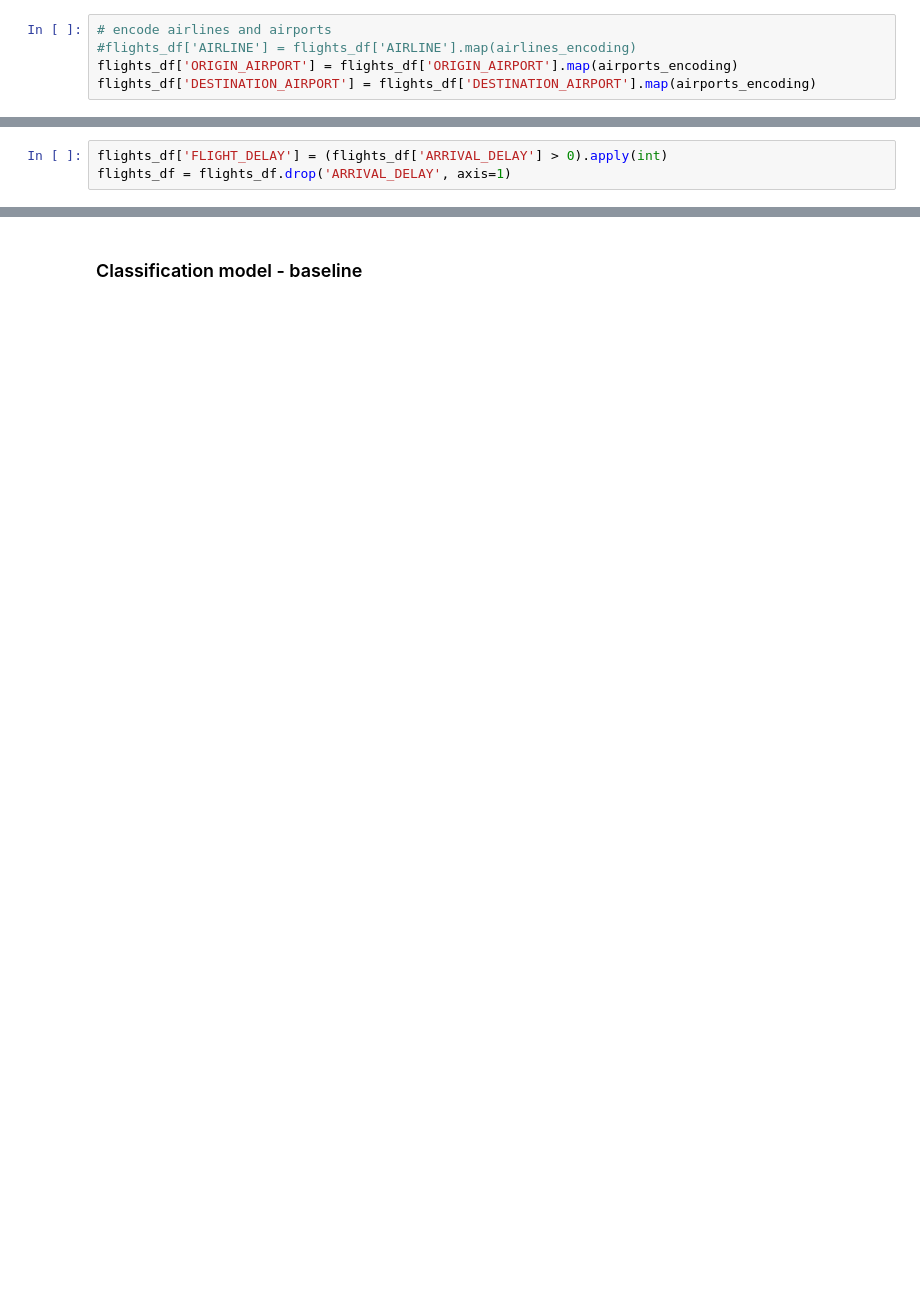
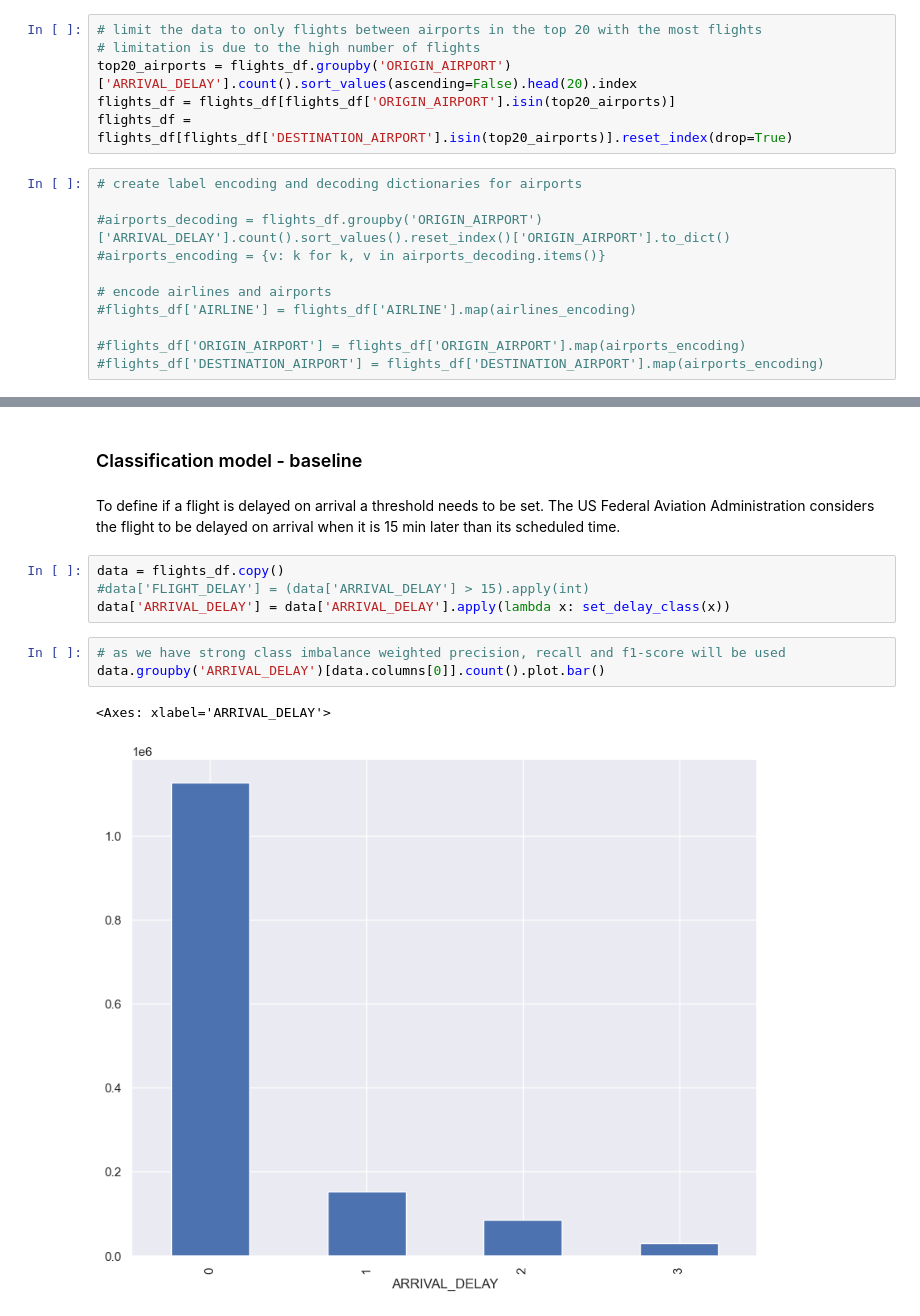
Before and after one commit to cezaryjanuszek/FlightDelays_prediction, a Jupyter notebook: PredictionModel_baseline.ipynb, the cells around one changed output, grey strips where cells are left out. Saved outputs shown, nothing was run; the diff lists cells and outputs as text; blank space fills up the shorter version.

```diff
--- a/PredictionModel_baseline.ipynb
+++ b/PredictionModel_baseline.ipynb
@@ -104,5 +137,17 @@ flights_df = flights_df.drop('TAIL_NUMBER', axis=1)
+# %%
+# limit the data to only flights between airports in the top 20 with the most flights
+# limitation is due to the high number of flights
+top20_airports = flights_df.groupby('ORIGIN_AIRPORT')['ARRIVAL_DELAY'].count().sort_values(ascending=False).head(20).index
+flights_df = flights_df[flights_df['ORIGIN_AIRPORT'].isin(top20_airports)]
+flights_df = flights_df[flights_df['DESTINATION_AIRPORT'].isin(top20_airports)].reset_index(drop=True)
 # %%
+# create label encoding and decoding dictionaries for airports
+
+#airports_decoding = flights_df.groupby('ORIGIN_AIRPORT')['ARRIVAL_DELAY'].count().sort_values().reset_index()['ORIGIN_AIRPORT'].to_dict()
+#airports_encoding = {v: k for k, v in airports_decoding.items()}
+
 # encode airlines and airports
 #flights_df['AIRLINE'] = flights_df['AIRLINE'].map(airlines_encoding)
-flights_df['ORIGIN_AIRPORT'] = flights_df['ORIGIN_AIRPORT'].map(airports_encoding)
-flights_df['DESTINATION_AIRPORT'] = flights_df['DESTINATION_AIRPORT'].map(airports_encoding)
+
+#flights_df['ORIGIN_AIRPORT'] = flights_df['ORIGIN_AIRPORT'].map(airports_encoding)
+#flights_df['DESTINATION_AIRPORT'] = flights_df['DESTINATION_AIRPORT'].map(airports_encoding)
@@ -112,3 +153,0 @@ flights_df['DESTINATION_AIRPORT'] = flights_df['DESTINATION_AIRPORT'].map(airpor
-# %%
-flights_df['FLIGHT_DELAY'] = (flights_df['ARRIVAL_DELAY'] > 0).apply(int)
-flights_df = flights_df.drop('ARRIVAL_DELAY', axis=1)
@@ -115,2 +170,14 @@ flights_df = flights_df.drop('ARRIVAL_DELAY', axis=1)
 # %% [markdown]
 ### Classification model - baseline
+# %% [markdown]
+To define if a flight is delayed on arrival a threshold needs to be set. The US Federal Aviation Administration considers the flight to be delayed on arrival when it is 15 min later than its scheduled time.
+# %%
+data = flights_df.copy()
+#data['FLIGHT_DELAY'] = (data['ARRIVAL_DELAY'] > 15).apply(int)
+data['ARRIVAL_DELAY'] = data['ARRIVAL_DELAY'].apply(lambda x: set_delay_class(x))
+# %%
+# as we have strong class imbalance weighted precision, recall and f1-score will be used
+data.groupby('ARRIVAL_DELAY')[data.columns[0]].count().plot.bar()
+# %% [output]
+<Axes: xlabel='ARRIVAL_DELAY'>
+[figure, added]
```
Also changed, not shown: parts of 24 cells of this notebook, 5 other files.
